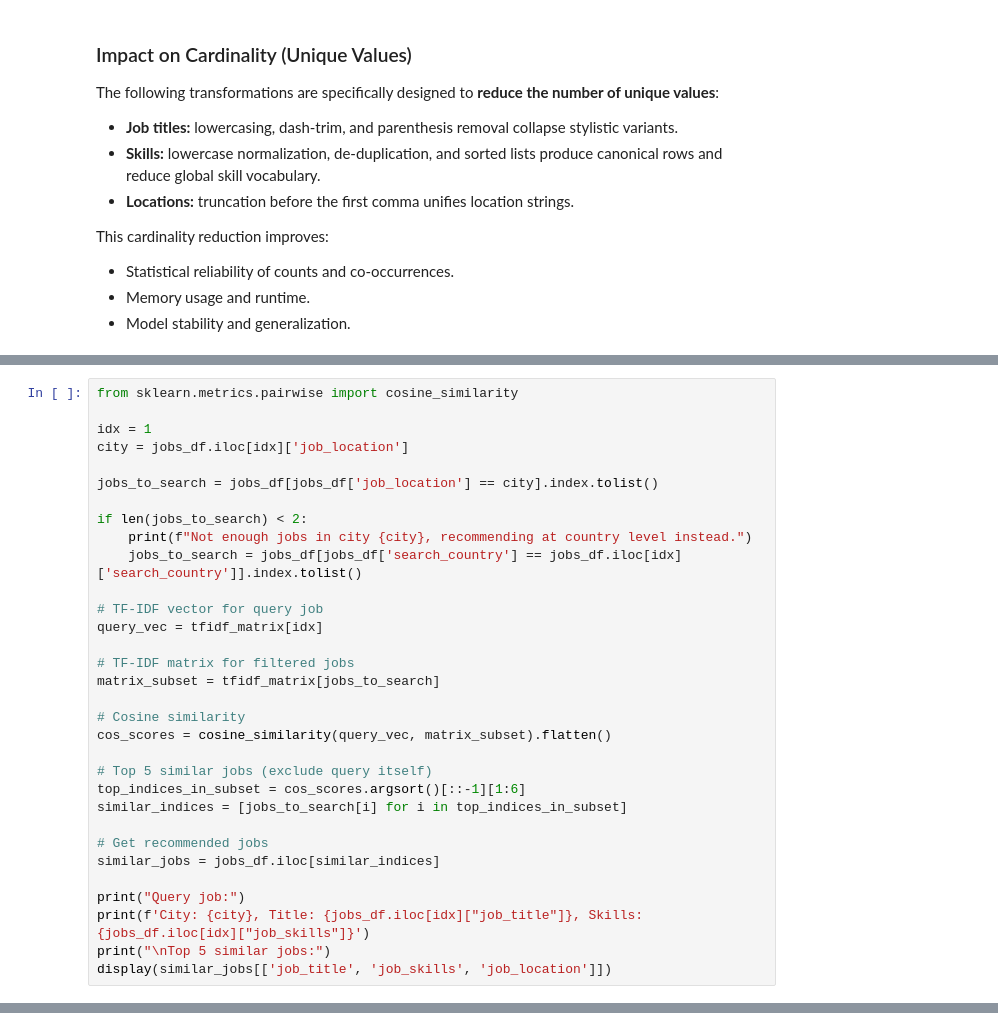
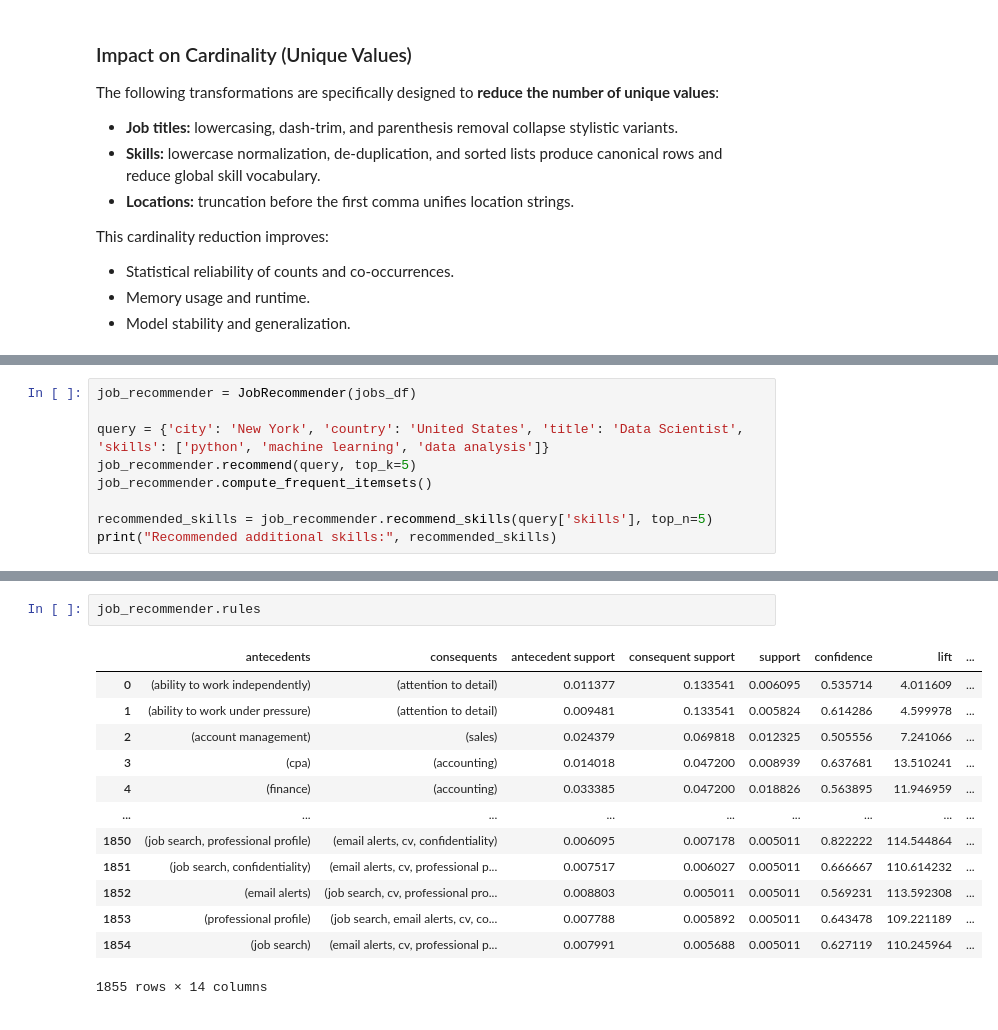
Before and after one commit to tmb2k01/linkedin-rec-sys, a Jupyter notebook: linkedin-rec-sys.ipynb, the cells around one changed output, grey strips where cells are left out. Cells and saved outputs as stored; diff of their text form.

Commit message:
rec syst and assoc rules

```diff
--- a/linkedin-rec-sys.ipynb
+++ b/linkedin-rec-sys.ipynb
@@ -324,32 +304,0 @@ tfidf_matrix.shape
-# %%
-from sklearn.metrics.pairwise import cosine_similarity
-
-idx = 1
-city = jobs_df.iloc[idx]['job_location']
-
-jobs_to_search = jobs_df[jobs_df['job_location'] == city].index.tolist()
-
-if len(jobs_to_search) < 2:
-    print(f"Not enough jobs in city {city}, recommending at country level instead.")
-    jobs_to_search = jobs_df[jobs_df['search_country'] == jobs_df.iloc[idx]['search_country']].index.tolist()
-
-# TF-IDF vector for query job
-query_vec = tfidf_matrix[idx]
-
-# TF-IDF matrix for filtered jobs
-matrix_subset = tfidf_matrix[jobs_to_search]
-
-# Cosine similarity
-cos_scores = cosine_similarity(query_vec, matrix_subset).flatten()
-
-# Top 5 similar jobs (exclude query itself)
-top_indices_in_subset = cos_scores.argsort()[::-1][1:6]
-similar_indices = [jobs_to_search[i] for i in top_indices_in_subset]
-
-# Get recommended jobs
-similar_jobs = jobs_df.iloc[similar_indices]
-
-print("Query job:")
-print(f'City: {city}, Title: {jobs_df.iloc[idx]["job_title"]}, Skills: {jobs_df.iloc[idx]["job_skills"]}')
-print("\nTop 5 similar jobs:")
-display(similar_jobs[['job_title', 'job_skills', 'job_location']])
@@ -366,0 +447,9 @@ Top 5 similar jobs:
+# %%
+job_recommender = JobRecommender(jobs_df)
+
+query = {'city': 'New York', 'country': 'United States', 'title': 'Data Scientist', 'skills': ['python', 'machine learning', 'data analysis']}
+job_recommender.recommend(query, top_k=5)
+job_recommender.compute_frequent_itemsets()
+
+recommended_skills = job_recommender.recommend_skills(query['skills'], top_n=5)
+print("Recommended additional skills:", recommended_skills)
@@ -366,0 +465,16 @@ Top 5 similar jobs:
+# %%
+job_recommender.rules
+# %% [output]
+|  | antecedents | consequents | antecedent support | consequent support | support | confidence | lift | ... |
+| 0 | (ability to work independently) | (attention to detail) | 0.011377 | 0.133541 | 0.006095 | 0.535714 | 4.011609 | ... |
+| 1 | (ability to work under pressure) | (attention to detail) | 0.009481 | 0.133541 | 0.005824 | 0.614286 | 4.599978 | ... |
+| 2 | (account management) | (sales) | 0.024379 | 0.069818 | 0.012325 | 0.505556 | 7.241066 | ... |
+| 3 | (cpa) | (accounting) | 0.014018 | 0.047200 | 0.008939 | 0.637681 | 13.510241 | ... |
+| 4 | (finance) | (accounting) | 0.033385 | 0.047200 | 0.018826 | 0.563895 | 11.946959 | ... |
+| ... | ... | ... | ... | ... | ... | ... | ... | ... |
+| 1850 | (job search, professional profile) | (email alerts, cv, confidentiality) | 0.006095 | 0.007178 | 0.005011 | 0.822222 | 114.544864 | ... |
+| 1851 | (job search, confidentiality) | (email alerts, cv, professional p... | 0.007517 | 0.006027 | 0.005011 | 0.666667 | 110.614232 | ... |
+| 1852 | (email alerts) | (job search, cv, professional pro... | 0.008803 | 0.005011 | 0.005011 | 0.569231 | 113.592308 | ... |
+| 1853 | (professional profile) | (job search, email alerts, cv, co... | 0.007788 | 0.005892 | 0.005011 | 0.643478 | 109.221189 | ... |
+| 1854 | (job search) | (email alerts, cv, professional p... | 0.007991 | 0.005688 | 0.005011 | 0.627119 | 110.245964 | ... |
+1855 rows × 14 columns
```
Also changed, not shown: parts of 17 cells of this notebook.
